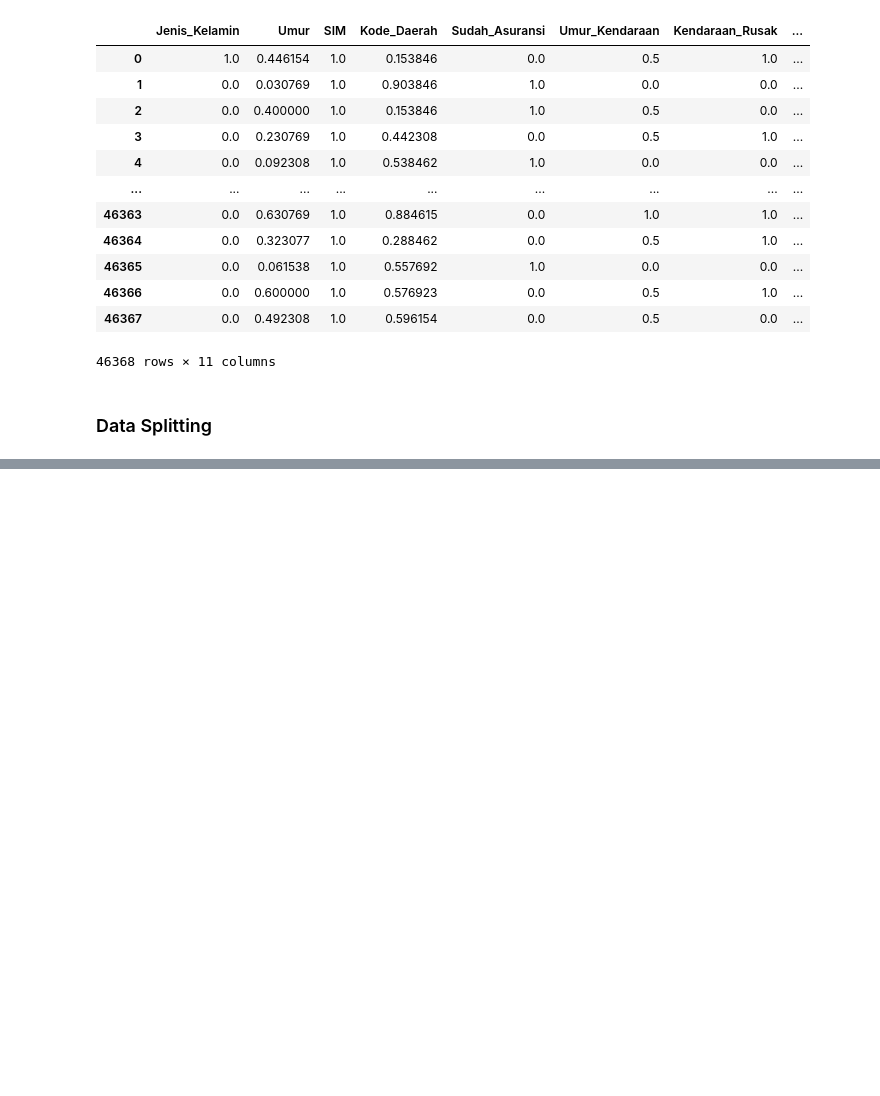
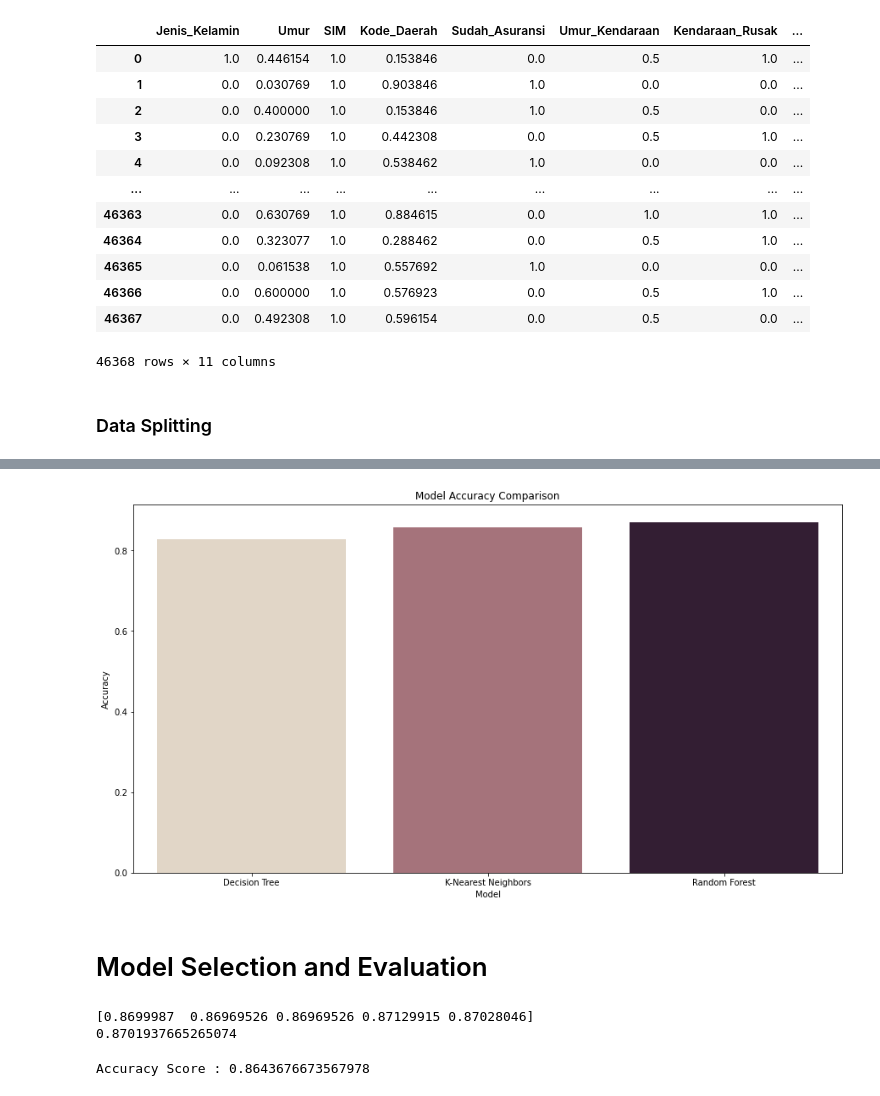
Before and after one commit to raihanmuhith/Classification, a Jupyter notebook: Tubes MCL 2.ipynb, the cells around one changed output, grey strips where cells are left out. Drawn from its saved outputs; the diff is of its cells as text; code cells hidden in the pictures; blank space fills up the shorter version.

```diff
--- a/Tubes MCL 2.ipynb
+++ b/Tubes MCL 2.ipynb
@@ -571,0 +655,29 @@ Name: Tertarik, Length: 46368, dtype: float64
+# %%
+list_model = ['Decision Tree', 'K-Nearest Neighbors', 'Random Forest']
+df_acc = pd.DataFrame(list_model, columns =['Model'])
+df_acc['Accuracy'] = list_accuracy
+# %%
+plt.figure(figsize=(15, 8))
+sns.barplot(x='Model', y='Accuracy', palette="ch:.25", data=df_acc).set_title('Model Accuracy Comparison')
+plt.show()
+# %% [output]
+[figure, added]
+# %% [markdown]
+# Model Selection and Evaluation
+# %%
+from sklearn.model_selection import cross_validate
+
+cv = cross_validate(model_RF, x, y, cv=5)
+print(cv['test_score'])
+print(cv['test_score'].mean())
+# %% [output]
+[0.8699987  0.86969526 0.86969526 0.87129915 0.87028046]
+0.8701937665265074
+# %%
+model_RF = RandomForestClassifier()
+model_RF.fit(x, y)
+y_pred_RF = model_RF.predict(x_test)
+list_accuracy.append(accuracy_score(y_test, y_pred_RF))
+print('Accuracy Score :',accuracy_score(y_test, y_pred_RF))
+# %% [output]
+Accuracy Score : 0.8643676673567978
```
Also changed, not shown: parts of 30 cells of this notebook, 1 other file.
